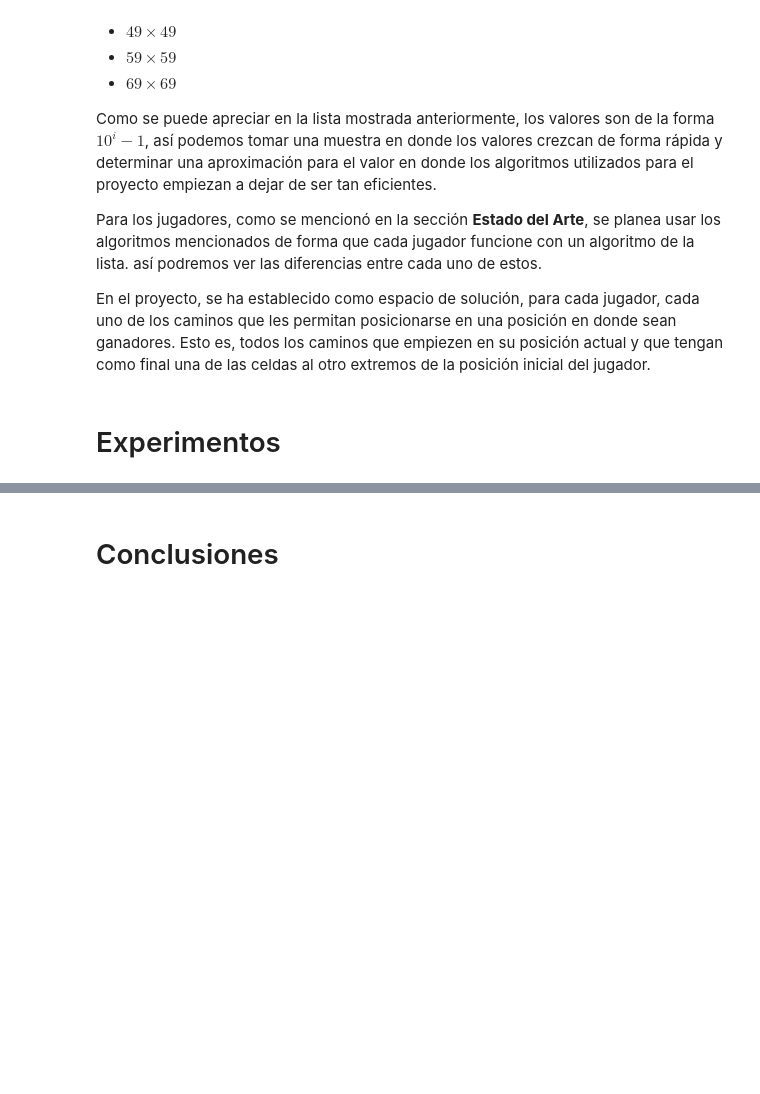
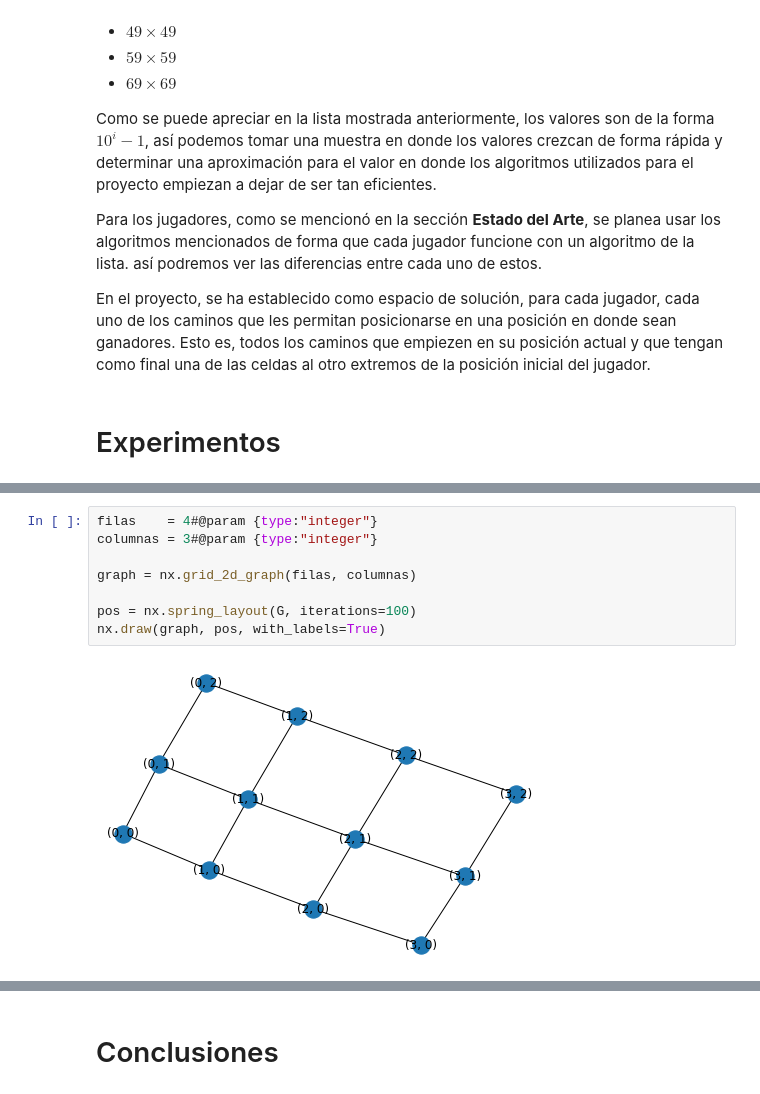
Before and after one commit to Madhamba/TrabajoComplejidad, a Jupyter notebook: Quoridor.ipynb, the cells around one changed output, grey strips where cells are left out. Cells and saved outputs as stored; diff of their text form; blank space fills up the shorter version.

```diff
--- a/Quoridor.ipynb
+++ b/Quoridor.ipynb
@@ -76,0 +187,10 @@ Jugador 2: (4, 2)
+# %%
+filas    = 4#@param {type:"integer"}
+columnas = 3#@param {type:"integer"}
+
+graph = nx.grid_2d_graph(filas, columnas)
+
+pos = nx.spring_layout(G, iterations=100)
+nx.draw(graph, pos, with_labels=True)
+# %% [output]
+[figure, added]
```
Also changed, not shown: parts of 18 cells of this notebook.
